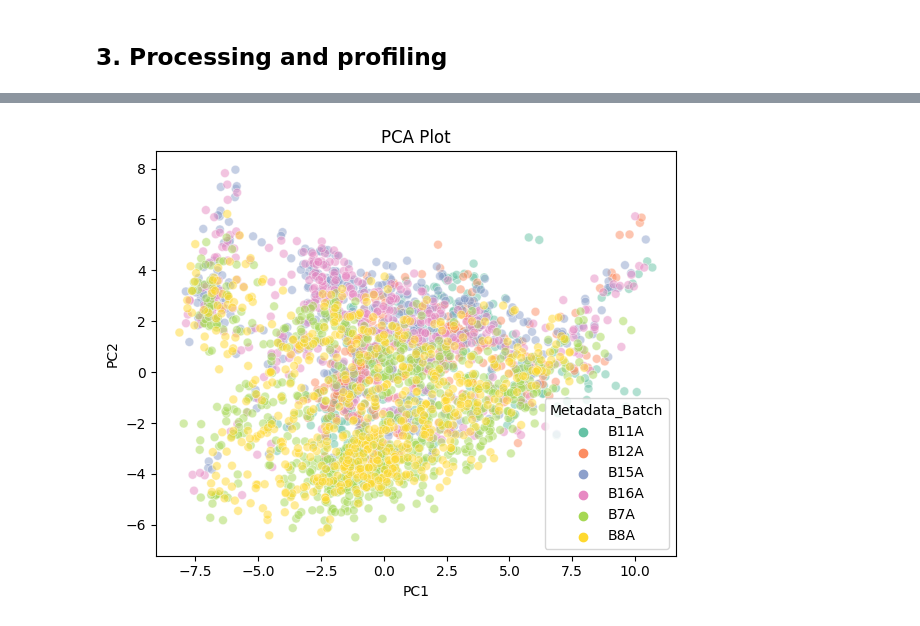
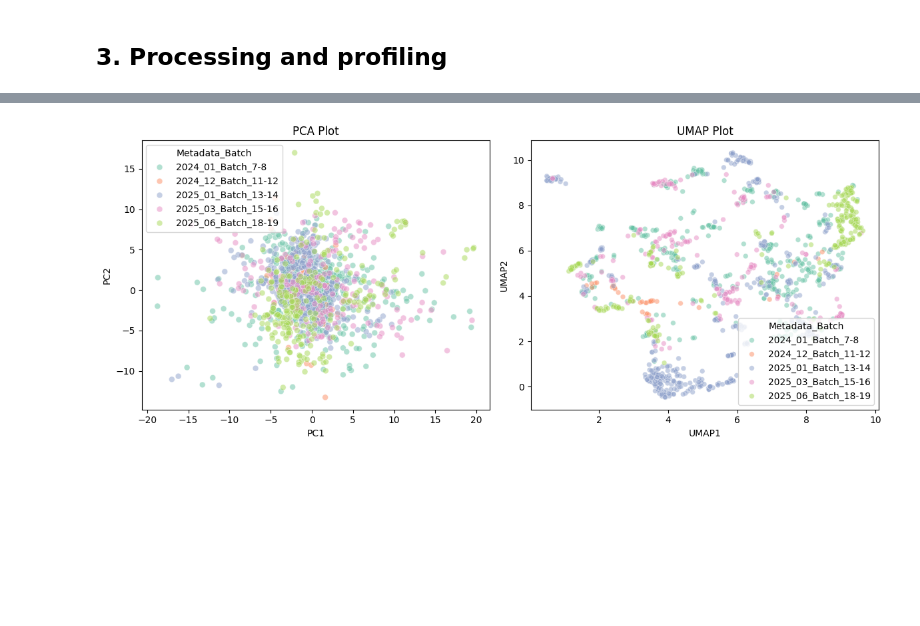
Before and after one commit to broadinstitute/2025_varchamp_snakemake, a Jupyter notebook: 3.downstream_analyses/scripts/5_aggregate_well_profiles.ipynb, the cells around one changed output, grey strips where cells are left out. Cells and saved outputs as stored; diff of their text form; code cells hidden in the pictures; blank space fills up the shorter version.

```diff
--- a/3.downstream_analyses/scripts/5_aggregate_well_profiles.ipynb
+++ b/3.downstream_analyses/scripts/5_aggregate_well_profiles.ipynb
@@ -209,0 +329,3 @@ misloc_allele_cell_profile_df.shape
+# %%
+qc_sc_prof_gfp_df = pl.read_parquet("../../2.snakemake_pipeline/outputs/ref_var_gfp_feat_sc_cp_profiles_all.parquet")
+qc_sc_prof_gfp_filt_df = pl.read_parquet("../../2.snakemake_pipeline/outputs/ref_var_gfp_feat_sc_cp_profiles_all_gfp_filtered.parquet")
@@ -212 +515,6 @@ misloc_allele_cell_profile_df.shape
+# %%
+var_zscore_sc_feat_df = pl.read_parquet("../../2.snakemake_pipeline/outputs/var_gfp_feat_sc_zscore_all.parquet")
+var_zscore_feat_df = pl.read_parquet("../../2.snakemake_pipeline/outputs/var_gfp_feat_zscore_all.parquet")
+var_zscore_sc_feat_gfp_filtered_df = pl.read_parquet("../../2.snakemake_pipeline/outputs/var_gfp_filtered_feat_sc_zscore_all.parquet")
+var_zscore_feat_gfp_filtered_df = pl.read_parquet("../../2.snakemake_pipeline/outputs/var_gfp_filtered_feat_zscore_all.parquet")
 # %% [markdown]
@@ -300,0 +549,11 @@ misloc_allele_well_profile_no_corr_df = inverse_normal_transform(misloc_allele_w
+# %%
+df = var_zscore_feat_gfp_filtered_int_feat_sel_df.select(pl.col([col for col in var_zscore_feat_gfp_filtered_int_feat_sel_df.columns if not col.startswith("Metadata_")]))
+
+# Standardize the features before PCA
+df = pd.DataFrame(df, columns=df.columns, index=var_zscore_feat_gfp_filtered_int_feat_sel_df["Metadata_gene_allele"])
+
+# Generate k-NN graph
+k = 25  # adjust based on testing
+nbrs = NearestNeighbors(n_neighbors=k, metric='cosine')
+nbrs.fit(df.to_numpy())
+distances, indices = nbrs.kneighbors(df.to_numpy())
@@ -301,39 +614,58 @@ misloc_allele_well_profile_no_corr_df = inverse_normal_transform(misloc_allele_w
 # %%
-from sklearn.preprocessing import StandardScaler
-from sklearn.decomposition import PCA
-
-# Perform UMAP
-# Perform PCA
-df = misloc_allele_well_profile_no_corr_df.select(pl.col([col for col in misloc_allele_well_profile_no_corr_df.columns if not col.startswith("Metadata_")]))
-
-# Standardize the features before PCA
-scaler = StandardScaler()
-df = pd.DataFrame(scaler.fit_transform(df), columns=df.columns)
-
-pca = PCA(n_components=10)
-pca_result = pca.fit_transform(df)
+# Apply optimal PCA
+pca = PCA() ## n_components=optimal_components
+data_pca = pca.fit_transform(df.to_numpy())
 
 pca_df = pd.DataFrame(pca_result, columns=[f"PC{i+1}" for i in range(pca_result.shape[1])])
-pca_df["Metadata_gene_allele"] = misloc_allele_well_profile_no_corr_df["Metadata_gene_allele"].to_numpy()
-pca_df["Metadata_Batch"] = misloc_allele_well_profile_no_corr_df["Metadata_Batch"].to_numpy()
-# pca_df["Metadata_variant_type"] = misloc_allele_well_profile_gfp_nocorr["Metadata_variant_type"].to_numpy()
-# pca_df["Metadata_control_type"] = misloc_allele_well_profile_gfp_nocorr["Metadata_control_type"].to_numpy()
+pca_df["Metadata_gene_allele"] = var_zscore_feat_gfp_filtered_int_feat_sel_df["Metadata_gene_allele"].to_numpy()
+pca_df["Metadata_Batch"] = var_zscore_feat_gfp_filtered_int_feat_sel_df["Metadata_Bio_Batch"].to_numpy()
+
+# Perform UMAP on top PCs
+umap_model = umap.UMAP(
+    n_neighbors=k,
+    min_dist=0.1,
+    n_components=2,
+    random_state=42,
+    n_jobs=1,
+    metric='cosine'
+)
+umap_result = umap_model.fit_transform(
+    df.to_numpy(), knn_indices=indices, knn_dists=distances
+)
+umap_df = pd.DataFrame(umap_result, columns=["UMAP1", "UMAP2"])
+umap_df["Metadata_Batch"] = var_zscore_feat_gfp_filtered_int_feat_sel_df["Metadata_Bio_Batch"].to_numpy()
 
 # Plot UMAP
-fig, ax = plt.subplots(1, 1, figsize=(6, 5))
+fig, axes = plt.subplots(1, 2, figsize=(12, 5))
 sns.scatterplot(data=pca_df.sort_values(by="Metadata_Batch"), alpha=.5,
-                x="PC1", y="PC2", hue="Metadata_Batch", palette="Set2", s=40, ax=ax) ## hue=variant_type,
+                x="PC1", y="PC2", hue="Metadata_Batch", palette="Set2", s=40, ax=axes[0]) ## hue=variant_type,
 # texts = []
 # for i, label in enumerate(group2_labels):
 #     if label in misloc_binary.filter(pl.col("mislocalized_both_batches"))["allele_0"]:
 #         texts.append(ax.text(umap_result[i, 0], umap_result[i, 1], label,
 #                      fontsize=6, fontweight='bold', color='black'))
 # adjust_text(texts, expand_points=(2, 2), arrowprops=dict(arrowstyle='-', color='red', lw=0.5), ax=ax) ##
-ax.set_title("PCA Plot")
-ax.set_xlabel("PC1")
-ax.set_ylabel("PC2")
-ax.legend(title="Metadata_Batch")
+axes[0].set_title("PCA Plot")
+axes[0].set_xlabel("PC1")
+axes[0].set_ylabel("PC2")
+axes[0].legend(title="Metadata_Batch")
+
+# umap_df["Metadata_variant_type"] = well_profiles_plate_agg["Metadata_variant_type"].to_numpy()
+# umap_df["Metadata_control_type"] = well_profiles_plate_agg["Metadata_control_type"].to_numpy()
+
+# Plot UMAP
+sns.scatterplot(data=umap_df.sort_values(by="Metadata_Batch"), x="UMAP1", y="UMAP2", hue="Metadata_Batch", palette="Set2", alpha=.5, s=30, ax=axes[1]) ## hue=variant_type,
+# texts = []
+# for i, label in enumerate(group2_labels):
+#     if label in misloc_binary.filter(pl.col("mislocalized_both_batches"))["allele_0"]:
+#         texts.append(ax.text(umap_result[i, 0], umap_result[i, 1], label,
+#                      fontsize=6, fontweight='bold', color='black'))
+# adjust_text(texts, expand_points=(2, 2), arrowprops=dict(arrowstyle='-', color='red', lw=0.5), ax=ax) ##
+axes[1].set_title("UMAP Plot")
+axes[1].set_xlabel("UMAP1")
+axes[1].set_ylabel("UMAP2")
+axes[1].legend(title="Metadata_Batch")
 plt.tight_layout()
 plt.show()
 # %% [output]
-[figure, old version]
+[figure, new version]
```
Also changed, not shown: parts of 57 cells of this notebook, 21 other files.
